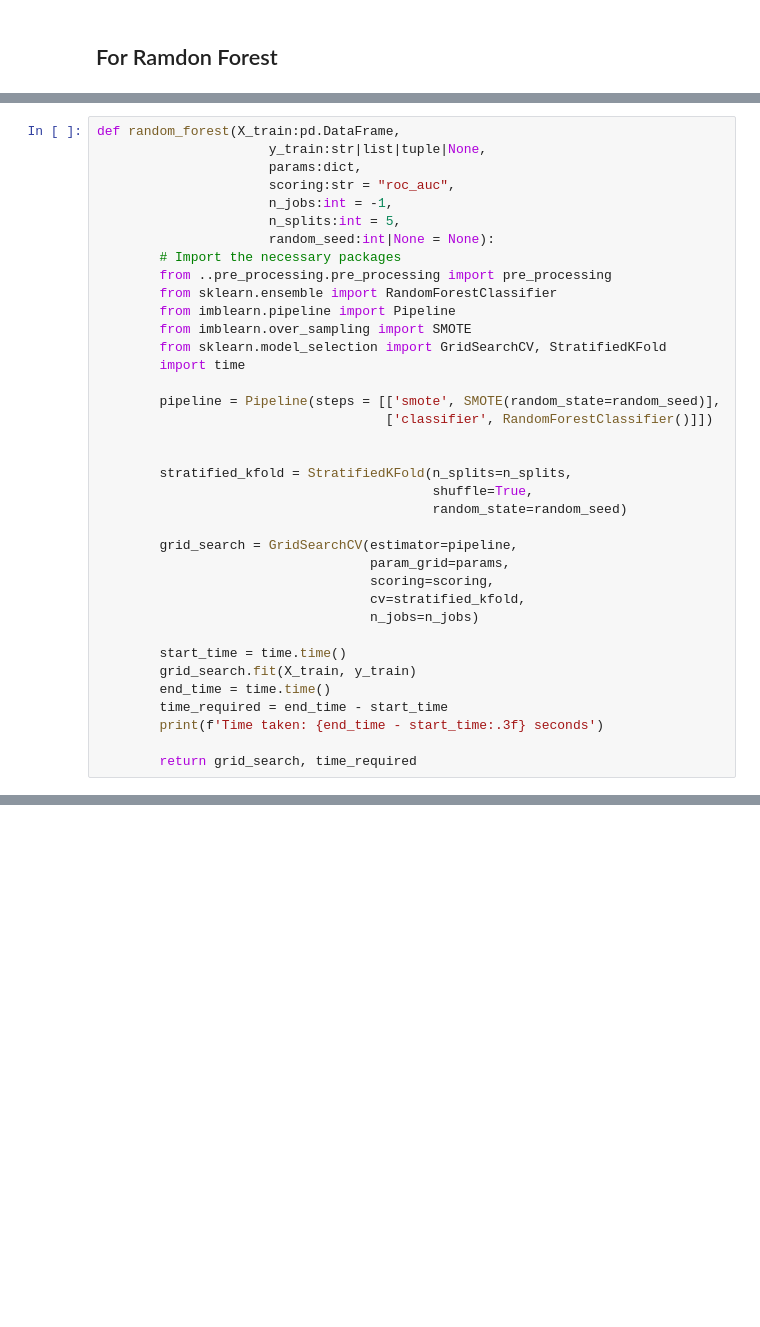
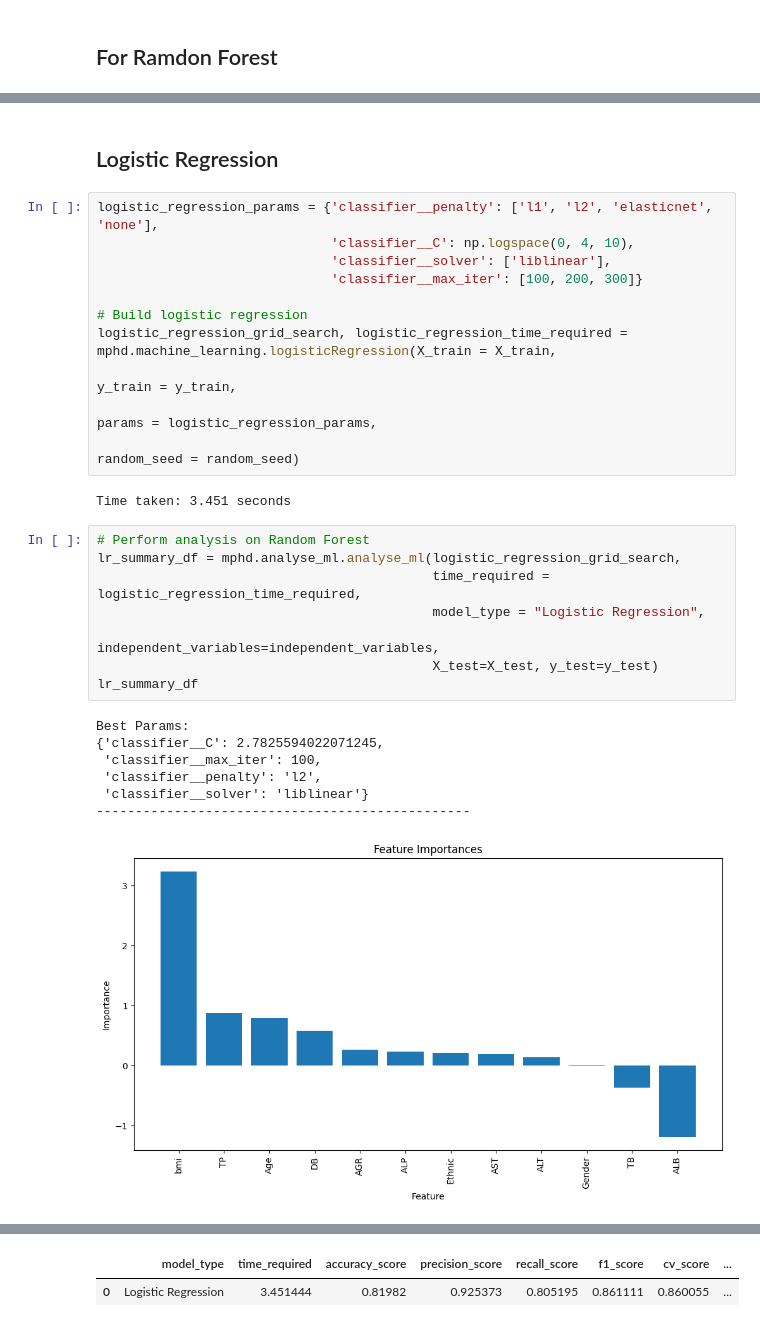
Before and after one commit to WH0102/7046_mphd, a Jupyter notebook: 22110451_assignment_4/assignment_4.ipynb, the cells around one changed output, grey strips where cells are left out. Saved outputs shown, nothing was run; the diff lists cells and outputs as text; blank space fills up the shorter version.

Commit message:
add logistic regression

```diff
--- a/22110451_assignment_4/assignment_4.ipynb
+++ b/22110451_assignment_4/assignment_4.ipynb
@@ -487,37 +512,31 @@ weighted avg       0.86      0.86      0.86       111
-# %%
-def random_forest(X_train:pd.DataFrame,
-                      y_train:str|list|tuple|None,
-                      params:dict,
-                      scoring:str = "roc_auc",
-                      n_jobs:int = -1,
-                      n_splits:int = 5,
-                      random_seed:int|None = None):
-        # Import the necessary packages
-        from ..pre_processing.pre_processing import pre_processing
-        from sklearn.ensemble import RandomForestClassifier
-        from imblearn.pipeline import Pipeline
-        from imblearn.over_sampling import SMOTE
-        from sklearn.model_selection import GridSearchCV, StratifiedKFold
-        import time
-
-        pipeline = Pipeline(steps = [['smote', SMOTE(random_state=random_seed)],
-                                     ['classifier', RandomForestClassifier()]])
-
-
-        stratified_kfold = StratifiedKFold(n_splits=n_splits,
-                                           shuffle=True,
-                                           random_state=random_seed)
-
-        grid_search = GridSearchCV(estimator=pipeline,
-                                   param_grid=params,
-                                   scoring=scoring,
-                                   cv=stratified_kfold,
-                                   n_jobs=n_jobs)
-
-        start_time = time.time()
-        grid_search.fit(X_train, y_train)
-        end_time = time.time()
-        time_required = end_time - start_time
-        print(f'Time taken: {end_time - start_time:.3f} seconds')
-
-        return grid_search, time_required
+# %% [markdown]
+## Logistic Regression
+# %%
+logistic_regression_params = {'classifier__penalty': ['l1', 'l2', 'elasticnet', 'none'],
+                              'classifier__C': np.logspace(0, 4, 10),
+                              'classifier__solver': ['liblinear'],
+                              'classifier__max_iter': [100, 200, 300]}
+
+# Build logistic regression
+logistic_regression_grid_search, logistic_regression_time_required = mphd.machine_learning.logisticRegression(X_train = X_train,
+                                                                                                              y_train = y_train,
+                                                                                                              params = logistic_regression_params,
+                                                                                                              random_seed = random_seed)
+# %% [output]
+Time taken: 3.451 seconds
+# %%
+# Perform analysis on Random Forest
+lr_summary_df = mphd.analyse_ml.analyse_ml(logistic_regression_grid_search,
+                                           time_required = logistic_regression_time_required,
+                                           model_type = "Logistic Regression",
+                                           independent_variables=independent_variables,
+                                           X_test=X_test, y_test=y_test)
+lr_summary_df
+# %% [output]
+Best Params:
+{'classifier__C': 2.7825594022071245,
+ 'classifier__max_iter': 100,
+ 'classifier__penalty': 'l2',
+ 'classifier__solver': 'liblinear'}
+------------------------------------------------
+[figure, added]
@@ -523,0 +562,2 @@ def random_forest(X_train:pd.DataFrame,
+|  | model_type | time_required | accuracy_score | precision_score | recall_score | f1_score | cv_score | ... |
+| 0 | Logistic Regression | 3.451444 | 0.81982 | 0.925373 | 0.805195 | 0.861111 | 0.860055 | ... |
```
Also changed, not shown: parts of 9 cells of this notebook, 2 other files.
